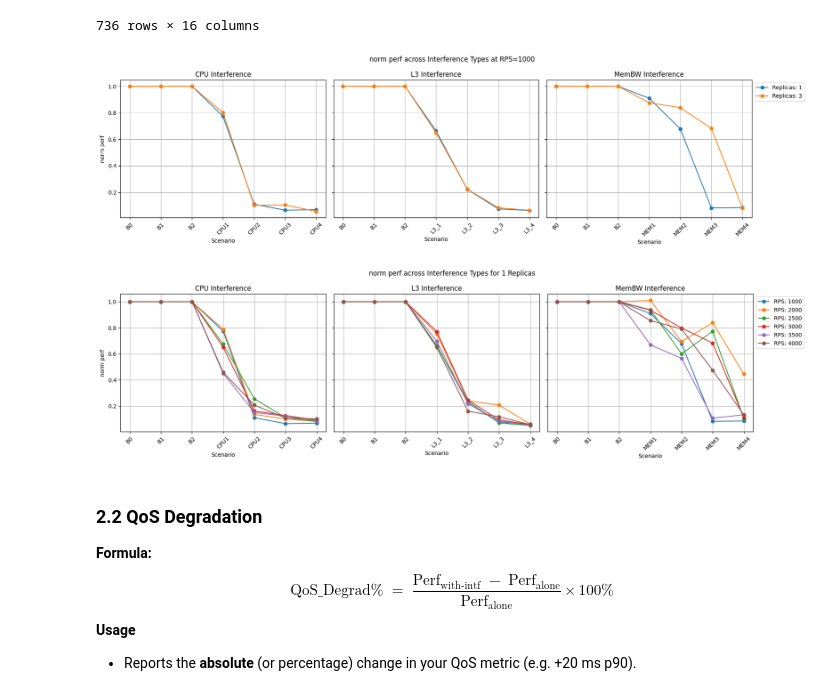
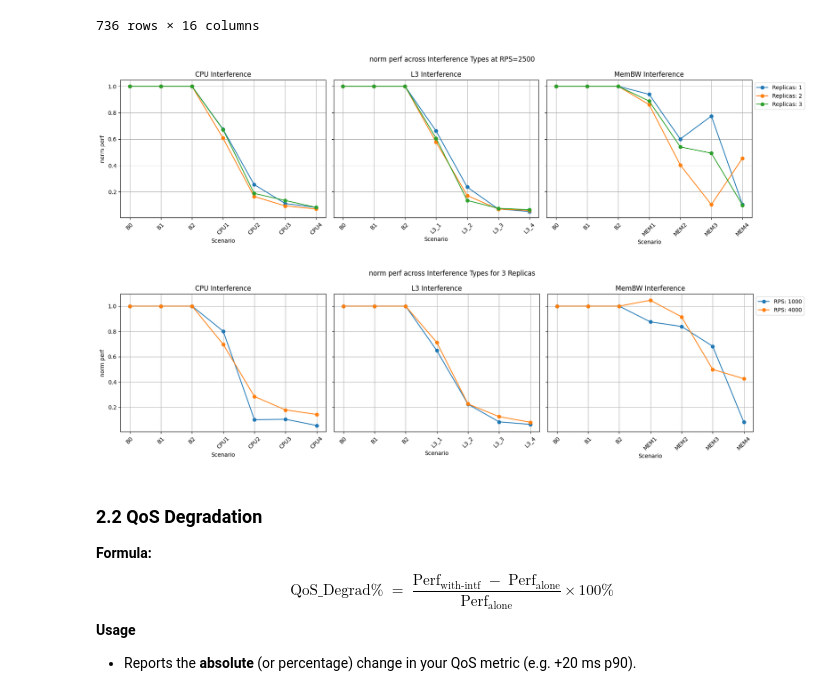
Before and after one commit to georgakopoulosgeo/Interference_Thesis_NTUA, a Jupyter notebook: profiling/slowdown_predictor.ipynb, the cells around one changed output. Cells and saved outputs as stored; diff of their text form; code cells hidden in the pictures.

```diff
--- a/profiling/slowdown_predictor.ipynb
+++ b/profiling/slowdown_predictor.ipynb
@@ -428,13 +428,13 @@ df_perf
 | 735 | 4replicas_scenario34_500rps | 4 | 4_iBench_memBW_pods | 34 | 500 | 500.004319 | 0.181 | ... |
 736 rows × 16 columns
 # %%
-plot_perf_by_rps(df_perf, target_rps=1000, metric='norm_perf', replicas_to_plot=[1,3])
+plot_perf_by_rps(df_perf, target_rps=2500, metric='norm_perf', replicas_to_plot=[1,2,3])
 # %% [output]
-[figure, old version]
+[figure, new version]
 # %%
-plot_perf_by_replica(df_perf, target_replica=1, metric='norm_perf', rps_to_plot=[1000, 2000, 2500, 3000, 3500, 4000])
+plot_perf_by_replica(df_perf, target_replica=3, metric='norm_perf', rps_to_plot=[1000, 4000])
 # %% [output]
-[figure, old version]
+[figure, new version]
 # %% [markdown]
 ### 2.2 QoS Degradation
 **Formula:**
```
Also changed, not shown: 3 other files.
